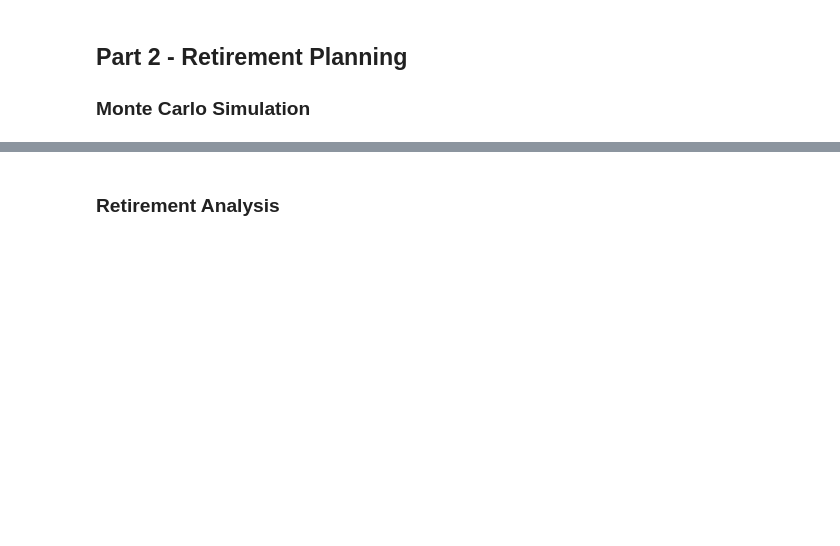
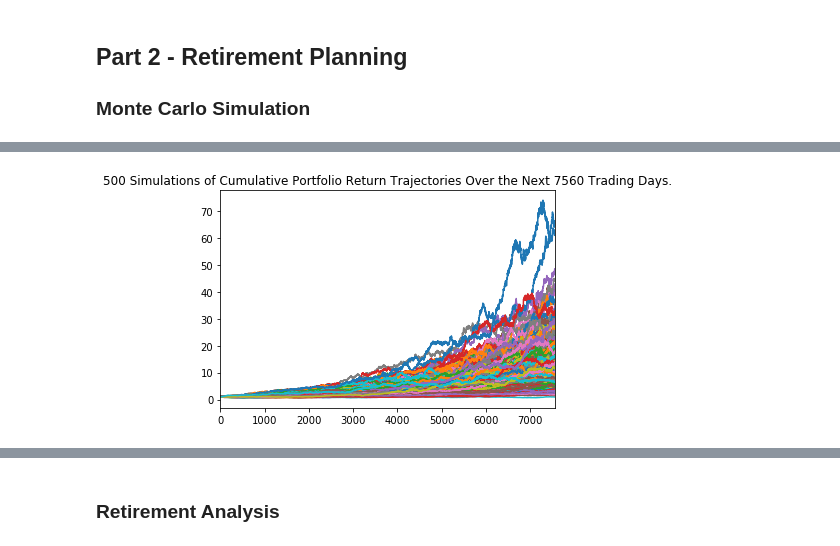
Before and after one commit to kristinav910/Unit_5_Homework, a Jupyter notebook: Financial-planner.ipynb, the cells around one changed output, grey strips where cells are left out. Cells and saved outputs as stored; diff of their text form; code cells hidden in the pictures; blank space fills up the shorter version.

Commit message:
completed Monte Carlo Simulations

```diff
--- a/Financial-planner.ipynb
+++ b/Financial-planner.ipynb
@@ -170,7 +170,12 @@ start_date = pd.Timestamp('2015-10-20', tz='America/New_York').isoformat()
 end_date = pd.Timestamp('2020-10-20', tz='America/New_York').isoformat()
 # %%
 # Get 5 years' worth of historical data for SPY and AGG
-# YOUR CODE HERE!
+df_stock_data = alpaca.get_barset(
+    tickers,
+    timeframe,
+    start=start_date,
+    end=end_date
+).df
 
 # Display sample data
 df_stock_data.head()
@@ -176,0 +191,12 @@ df_stock_data.head()
+# %%
+# Configuring a Monte Carlo simulation to forecast 30 years cumulative returns
+MC_dist = MCSimulation(
+    portfolio_data = df_stock_data,
+    weights = [.4,.6],
+    num_simulation = 500,
+    num_trading_days = 252*30
+)
+
+
+# Print the simulation input data
+MC_dist.portfolio_data.head()
@@ -186,5 +251,7 @@ df_stock_data.head()
 # %%
 # Plot simulation outcomes
-# YOUR CODE HERE!
+line_plot = MC_dist.plot_simulation()
+# %% [output]
+[figure, added]
 # %%
 # Plot probability distribution and confidence intervals
```
Also changed, not shown: parts of 23 cells of this notebook.
